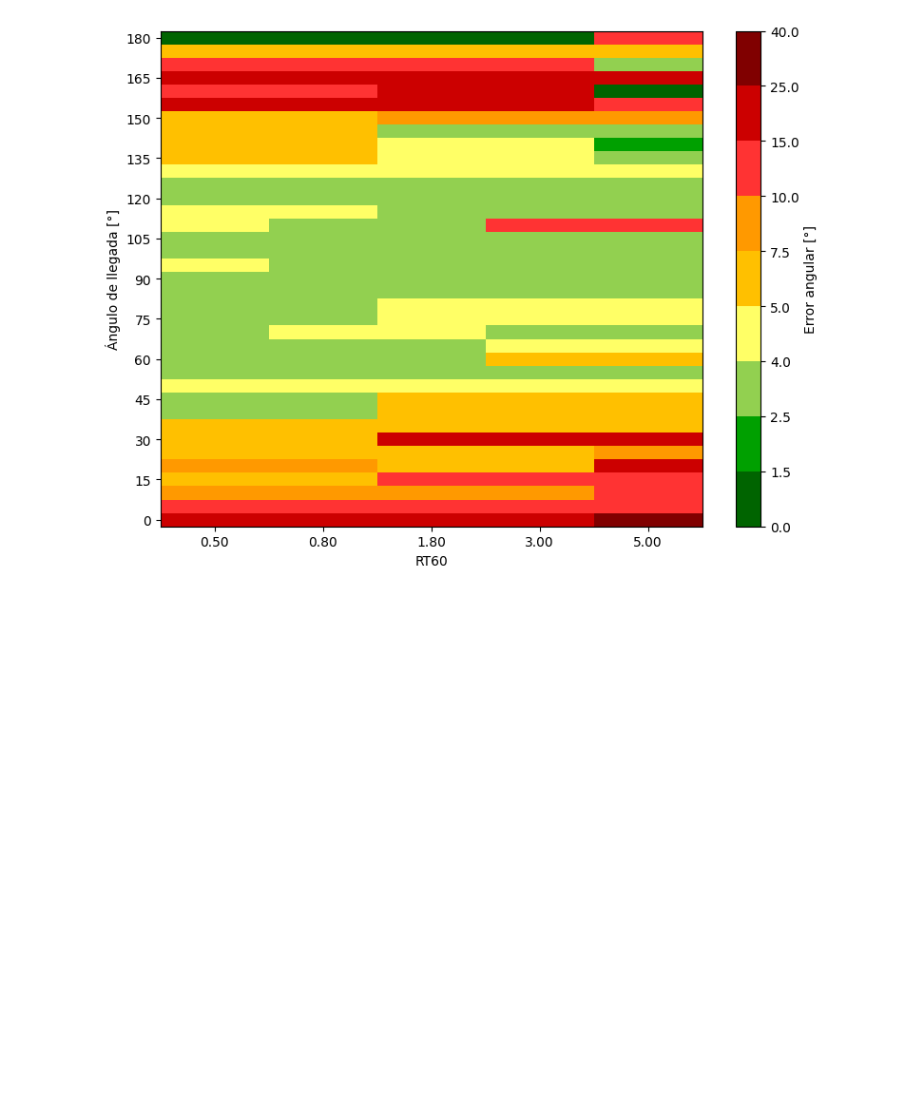
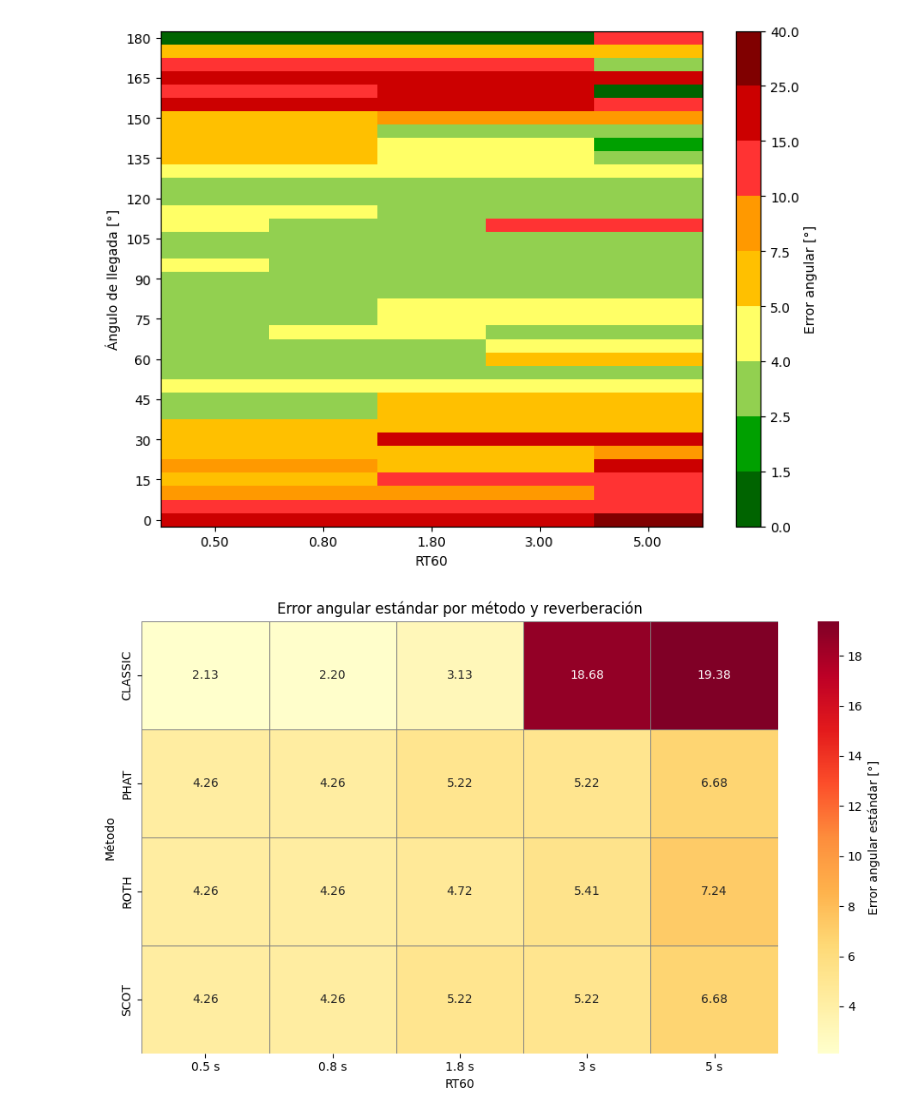
Before and after one commit to electronicos-anonimos/tp_dsp_tdoa, a Jupyter notebook: graph.ipynb, the cells around one changed output. Drawn from its saved outputs; the diff is of its cells as text; code cells hidden in the pictures; blank space fills up the shorter version.

```diff
--- a/graph.ipynb
+++ b/graph.ipynb
@@ -141,3 +141,75 @@ plt.savefig(f"figuras_heatmaps/{measure}_heatmap_{modo_grafico}_{method_graph}.p
 plt.show()
 # %% [output]
 [figure]
+# %%
+# No me convence del todo
+import pandas as pd
+import numpy as np
+import matplotlib.pyplot as plt
+import seaborn as sns
+import glob
+import re
+import os
+
+# === CONFIGURACIÓN GENERAL ===
+csv_folder = "csv_results"
+method_col = "method"
+rt60_col = "rt60_val"
+angle_error_col = "angle_error"
+output_file = "figuras_heatmaps/heatmap_std_por_metodo_y_rt60.png"
+
+# === MAPAS DE RT60 ===
+rt60_map = {
+    "very_short": "0.5 s", "short": "0.8 s", "medium": "1.8 s",
+    "long": "3 s", "very_long": "5 s"
+}
+rt60_numeric = {v: float(v[:-2]) for v in rt60_map.values()}
+
+# === CARGA DE DATOS ===
+pattern = os.path.join(csv_folder, "sweep_0_180_5_*.csv")
+archivos = glob.glob(pattern)
+if not archivos:
+    raise FileNotFoundError("No se encontraron archivos en el directorio")
+
+dfs = []
+for archivo in archivos:
+    match = re.search(r"sweep_0_180_5_(.*?)_rev_(.*)\.csv", archivo)
+    if match:
+        reverb_key = match.group(1).lower()
+        metodo = match.group(2).upper()
+        rt60_val = rt60_map.get(reverb_key, "?")
+        df_tmp = pd.read_csv(archivo)
+        df_tmp[method_col] = metodo
+        df_tmp[rt60_col] = rt60_val
+        df_tmp["rt60_num"] = rt60_numeric.get(rt60_val, np.nan)
+        dfs.append(df_tmp)
+
+df = pd.concat(dfs, ignore_index=True)
+
+# === AGRUPACIÓN Y CÁLCULO DE ERROR ESTÁNDAR ===
+pivot_std = df.groupby([method_col, rt60_col])[angle_error_col].std().reset_index()
+pivot_tabla = pivot_std.pivot(index=method_col, columns=rt60_col, values=angle_error_col)
+
+# Ordenar columnas según valor numérico real
+ordered_cols = sorted(pivot_tabla.columns, key=lambda x: rt60_numeric.get(x, np.inf))
+pivot_tabla = pivot_tabla[ordered_cols]
+
+# === HEATMAP ===
+plt.figure(figsize=(10, 6))
+sns.heatmap(
+    pivot_tabla,
+    annot=True, fmt=".2f",
+    cmap="YlOrRd", linewidths=0.5, linecolor='gray',
+    cbar_kws={"label": "Error angular estándar [°]"}
+)
+
+plt.title("Error angular estándar por método y reverberación")
+plt.xlabel("RT60")
+plt.ylabel("Método")
+plt.tight_layout()
+
+os.makedirs("figuras_heatmaps", exist_ok=True)
+plt.savefig(output_file, dpi=300)
+plt.show()
+# %% [output]
+[figure, added]
```
Also changed, not shown: parts of 4 cells of this notebook.
